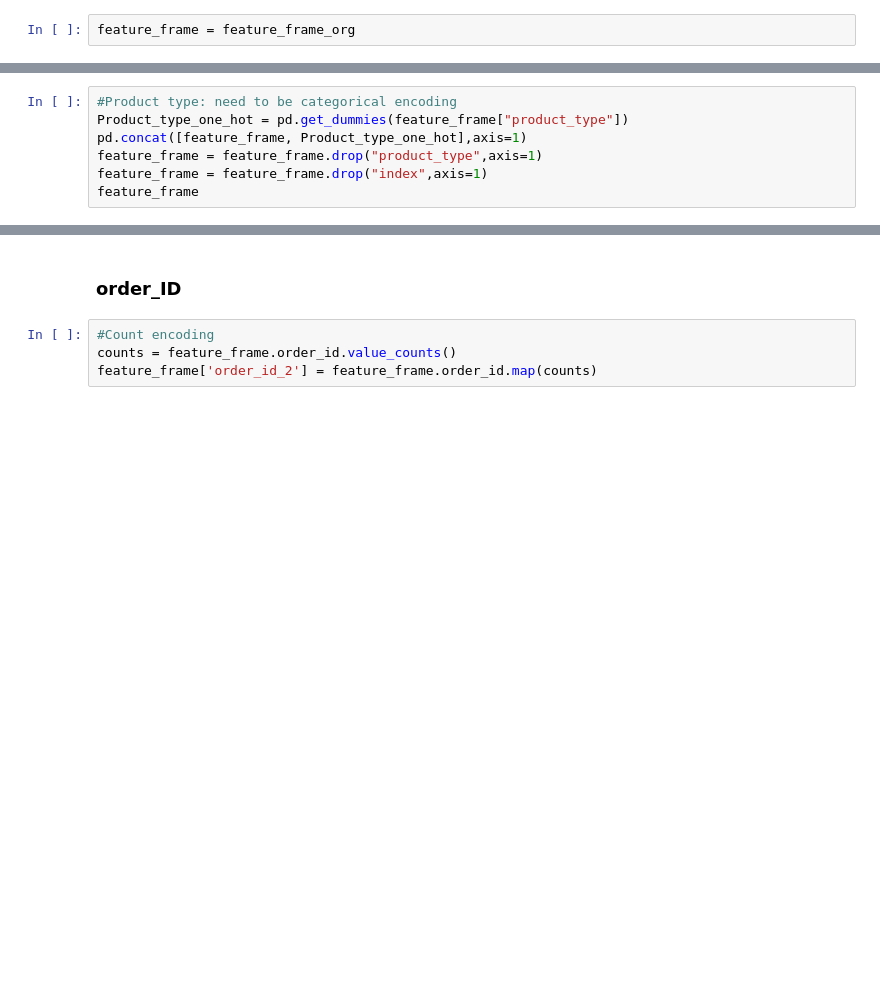
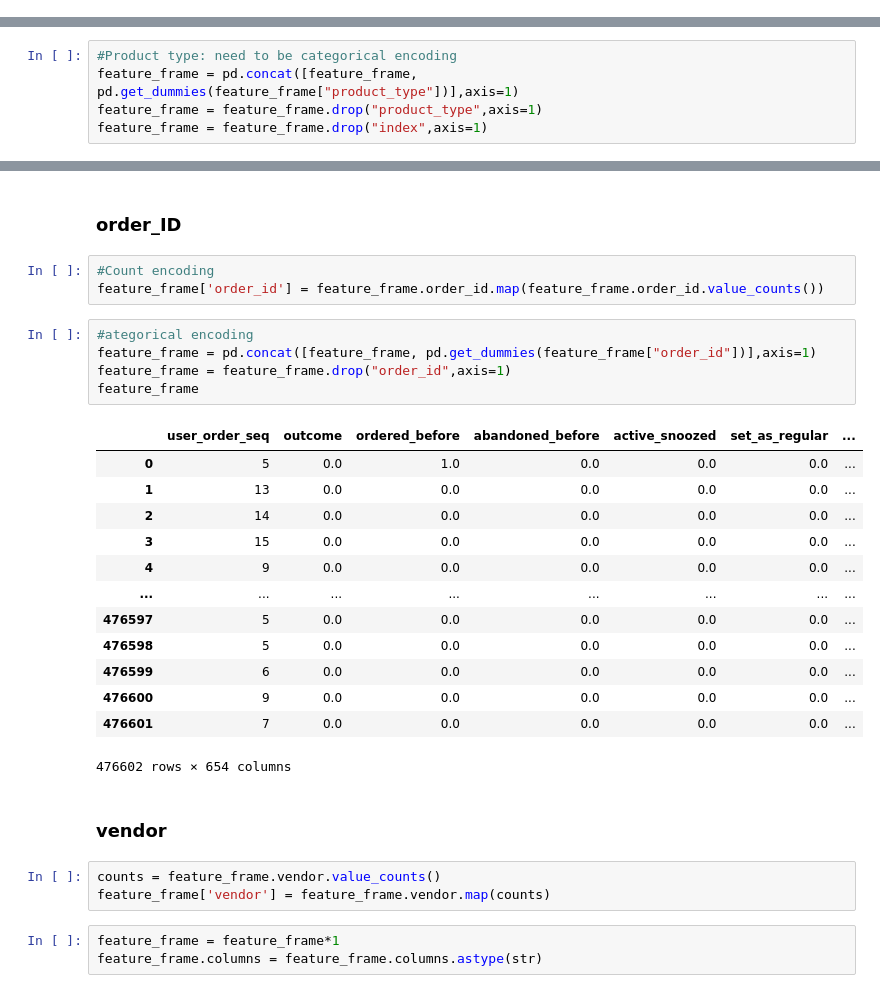
Before and after one commit to MaickMos/data_science_applied, a Jupyter notebook: model_regresion_lineal_feature_frame/MVP_Push_Notifications.ipynb, the cells around one changed output, grey strips where cells are left out. Drawn from its saved outputs; the diff is of its cells as text; blank space fills up the shorter version.

```diff
--- a/model_regresion_lineal_feature_frame/MVP_Push_Notifications.ipynb
+++ b/model_regresion_lineal_feature_frame/MVP_Push_Notifications.ipynb
@@ -17,4 +17,2 @@ feature_frame_org=feature_frame[:]
-# %%
-feature_frame = feature_frame_org
 # %%
 feature_frame=feature_frame[feature_frame["user_order_seq"]>=5].reset_index()
@@ -84,11 +49,9 @@ feature_frame[["count_adults",	"count_children","count_babies","count_pets","peo
 ### Product type
 # %%
 #Product type: need to be categorical encoding
-Product_type_one_hot = pd.get_dummies(feature_frame["product_type"])
-pd.concat([feature_frame, Product_type_one_hot],axis=1)
+feature_frame = pd.concat([feature_frame, pd.get_dummies(feature_frame["product_type"])],axis=1)
 feature_frame = feature_frame.drop("product_type",axis=1)
 feature_frame = feature_frame.drop("index",axis=1)
-feature_frame
 # %% [markdown]
 ### Delete:
 * user_id
@@ -118,8 +66,34 @@ feature_frame
 # %% [markdown]
 ### order_ID
+# %%
+#Count encoding
+feature_frame['order_id'] = feature_frame.order_id.map(feature_frame.order_id.value_counts())
+# %%
+#ategorical encoding
+feature_frame = pd.concat([feature_frame, pd.get_dummies(feature_frame["order_id"])],axis=1)
+feature_frame = feature_frame.drop("order_id",axis=1)
+feature_frame
+# %% [output]
+|  | user_order_seq | outcome | ordered_before | abandoned_before | active_snoozed | set_as_regular | ... |
+| 0 | 5 | 0.0 | 1.0 | 0.0 | 0.0 | 0.0 | ... |
+| 1 | 13 | 0.0 | 0.0 | 0.0 | 0.0 | 0.0 | ... |
+| 2 | 14 | 0.0 | 0.0 | 0.0 | 0.0 | 0.0 | ... |
+| 3 | 15 | 0.0 | 0.0 | 0.0 | 0.0 | 0.0 | ... |
+| 4 | 9 | 0.0 | 0.0 | 0.0 | 0.0 | 0.0 | ... |
+| ... | ... | ... | ... | ... | ... | ... | ... |
+| 476597 | 5 | 0.0 | 0.0 | 0.0 | 0.0 | 0.0 | ... |
+| 476598 | 5 | 0.0 | 0.0 | 0.0 | 0.0 | 0.0 | ... |
+| 476599 | 6 | 0.0 | 0.0 | 0.0 | 0.0 | 0.0 | ... |
+| 476600 | 9 | 0.0 | 0.0 | 0.0 | 0.0 | 0.0 | ... |
+| 476601 | 7 | 0.0 | 0.0 | 0.0 | 0.0 | 0.0 | ... |
+476602 rows × 654 columns
+# %% [markdown]
+### vendor
 # %%
-#Count encoding
-counts = feature_frame.order_id.value_counts()
-feature_frame['order_id_2'] = feature_frame.order_id.map(counts)
+counts = feature_frame.vendor.value_counts()
+feature_frame['vendor'] = feature_frame.vendor.map(counts)
+# %%
+feature_frame = feature_frame*1
+feature_frame.columns = feature_frame.columns.astype(str)
 # %%
 scaler = MinMaxScaler()
```
Also changed, not shown: parts of 17 cells of this notebook.
